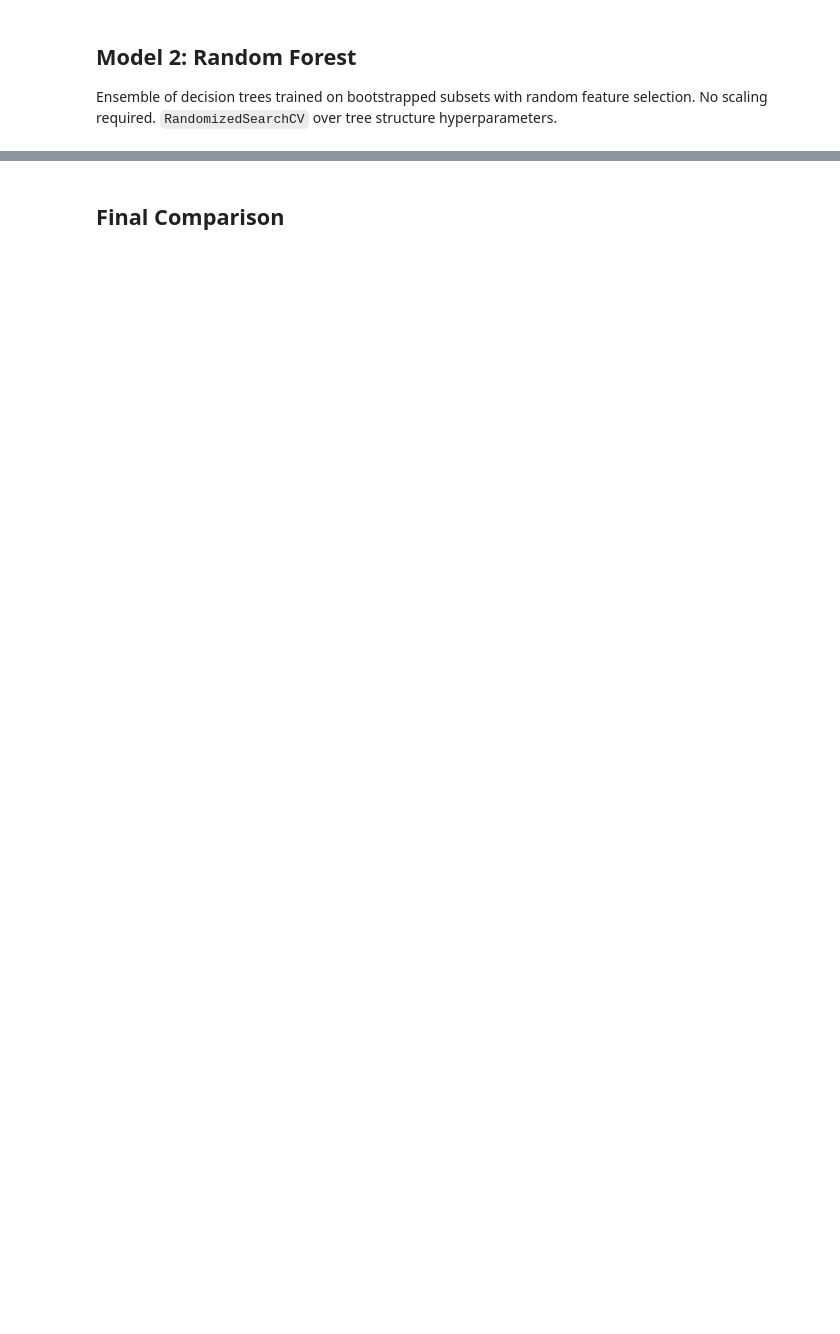
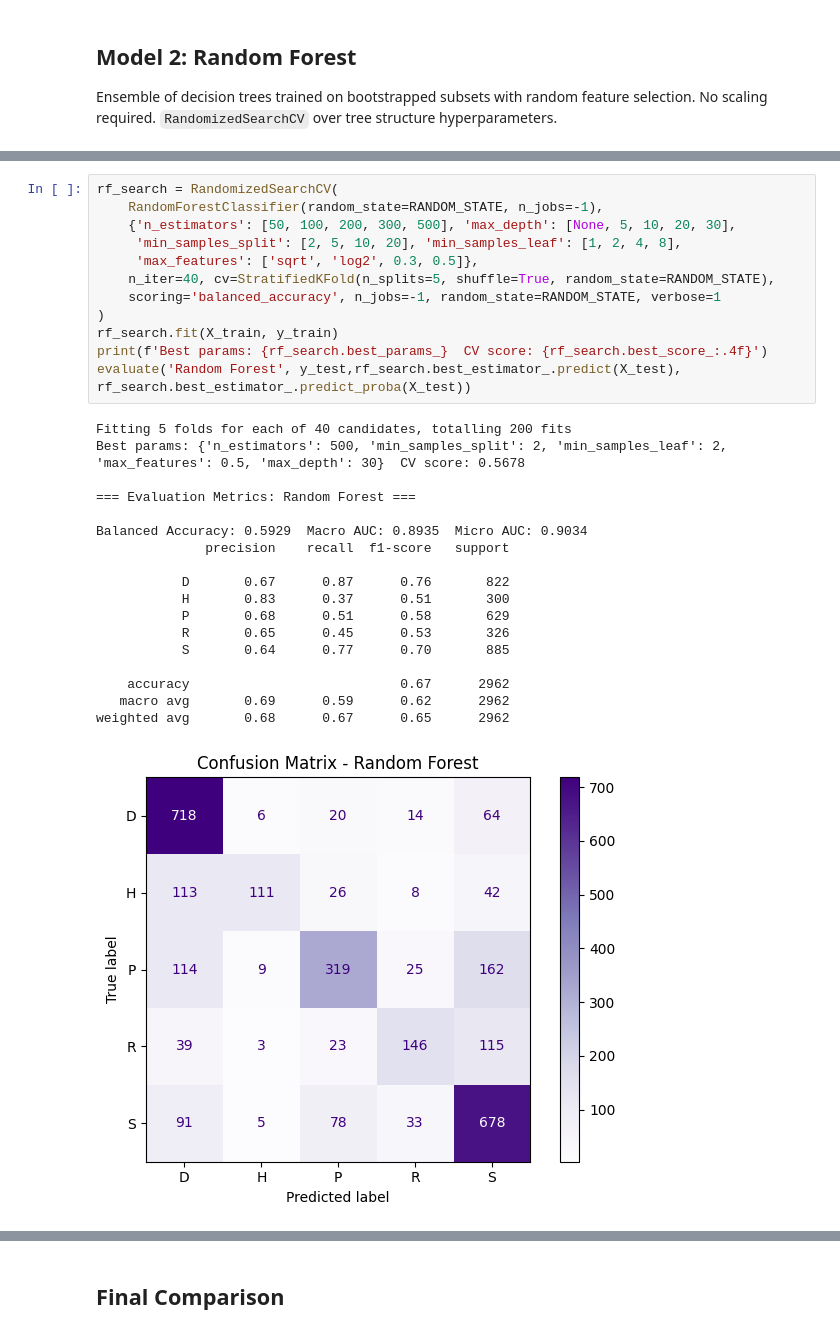
Before and after one commit to DLA10/ml-gesture-classification, a Jupyter notebook: MLCW_1_Simplified.ipynb, the cells around one changed output, grey strips where cells are left out. Drawn from its saved outputs; the diff is of its cells as text; blank space fills up the shorter version.

```diff
--- a/MLCW_1_Simplified.ipynb
+++ b/MLCW_1_Simplified.ipynb
@@ -260,0 +205,31 @@ weighted avg       0.70      0.71      0.70      2962
+# %%
+rf_search = RandomizedSearchCV(
+    RandomForestClassifier(random_state=RANDOM_STATE, n_jobs=-1),
+    {'n_estimators': [50, 100, 200, 300, 500], 'max_depth': [None, 5, 10, 20, 30],
+     'min_samples_split': [2, 5, 10, 20], 'min_samples_leaf': [1, 2, 4, 8],
+     'max_features': ['sqrt', 'log2', 0.3, 0.5]},
+    n_iter=40, cv=StratifiedKFold(n_splits=5, shuffle=True, random_state=RANDOM_STATE),
+    scoring='balanced_accuracy', n_jobs=-1, random_state=RANDOM_STATE, verbose=1
+)
+rf_search.fit(X_train, y_train)
+print(f'Best params: {rf_search.best_params_}  CV score: {rf_search.best_score_:.4f}')
+evaluate('Random Forest', y_test,rf_search.best_estimator_.predict(X_test), rf_search.best_estimator_.predict_proba(X_test))
+# %% [output]
+Fitting 5 folds for each of 40 candidates, totalling 200 fits
+Best params: {'n_estimators': 500, 'min_samples_split': 2, 'min_samples_leaf': 2, 'max_features': 0.5, 'max_depth': 30}  CV score: 0.5678
+
+=== Evaluation Metrics: Random Forest ===
+
+Balanced Accuracy: 0.5929  Macro AUC: 0.8935  Micro AUC: 0.9034
+              precision    recall  f1-score   support
+
+           D       0.67      0.87      0.76       822
+           H       0.83      0.37      0.51       300
+           P       0.68      0.51      0.58       629
+           R       0.65      0.45      0.53       326
+           S       0.64      0.77      0.70       885
+
+    accuracy                           0.67      2962
+   macro avg       0.69      0.59      0.62      2962
+weighted avg       0.68      0.67      0.65      2962
+[figure, added]
```
Also changed, not shown: parts of 44 cells of this notebook, 1 other file.
